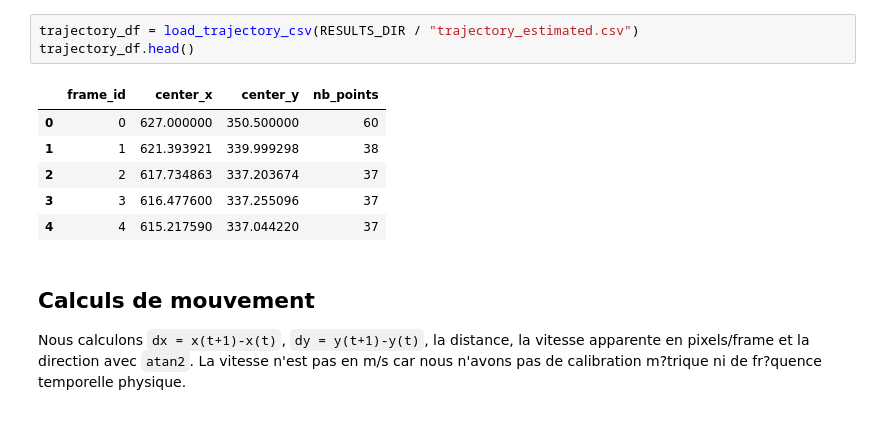
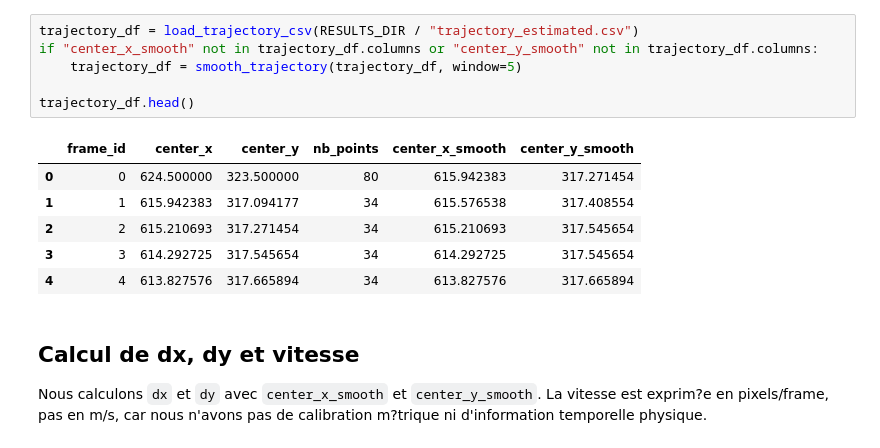
Before and after one commit to omarzinane1/motion-estimation-project, a Jupyter notebook: notebooks/06_speed_direction_analysis.ipynb, the cells around one changed output. Cells and saved outputs as stored; diff of their text form.

```diff
--- a/notebooks/06_speed_direction_analysis.ipynb
+++ b/notebooks/06_speed_direction_analysis.ipynb
@@ -34,14 +33,17 @@ Nous chargeons `results/trajectory_estimated.csv`, qui contient les centres esti
 # %%
 trajectory_df = load_trajectory_csv(RESULTS_DIR / "trajectory_estimated.csv")
+if "center_x_smooth" not in trajectory_df.columns or "center_y_smooth" not in trajectory_df.columns:
+    trajectory_df = smooth_trajectory(trajectory_df, window=5)
+
 trajectory_df.head()
 # %% [output]
-|  | frame_id | center_x | center_y | nb_points |
-| 0 | 0 | 627.000000 | 350.500000 | 60 |
-| 1 | 1 | 621.393921 | 339.999298 | 38 |
-| 2 | 2 | 617.734863 | 337.203674 | 37 |
-| 3 | 3 | 616.477600 | 337.255096 | 37 |
-| 4 | 4 | 615.217590 | 337.044220 | 37 |
+|  | frame_id | center_x | center_y | nb_points | center_x_smooth | center_y_smooth |
+| 0 | 0 | 624.500000 | 323.500000 | 80 | 615.942383 | 317.271454 |
+| 1 | 1 | 615.942383 | 317.094177 | 34 | 615.576538 | 317.408554 |
+| 2 | 2 | 615.210693 | 317.271454 | 34 | 615.210693 | 317.545654 |
+| 3 | 3 | 614.292725 | 317.545654 | 34 | 614.292725 | 317.545654 |
+| 4 | 4 | 613.827576 | 317.665894 | 34 | 613.827576 | 317.665894 |
 # %% [markdown]
-## Calculs de mouvement
+## Calcul de dx, dy et vitesse
 
-Nous calculons `dx = x(t+1)-x(t)`, `dy = y(t+1)-y(t)`, la distance, la vitesse apparente en pixels/frame et la direction avec `atan2`. La vitesse n'est pas en m/s car nous n'avons pas de calibration m?trique ni de fr?quence temporelle physique.
+Nous calculons `dx` et `dy` avec `center_x_smooth` et `center_y_smooth`. La vitesse est exprim?e en pixels/frame, pas en m/s, car nous n'avons pas de calibration m?trique ni d'information temporelle physique.
```
Also changed, not shown: parts of 15 cells of this notebook, 15 other files.
